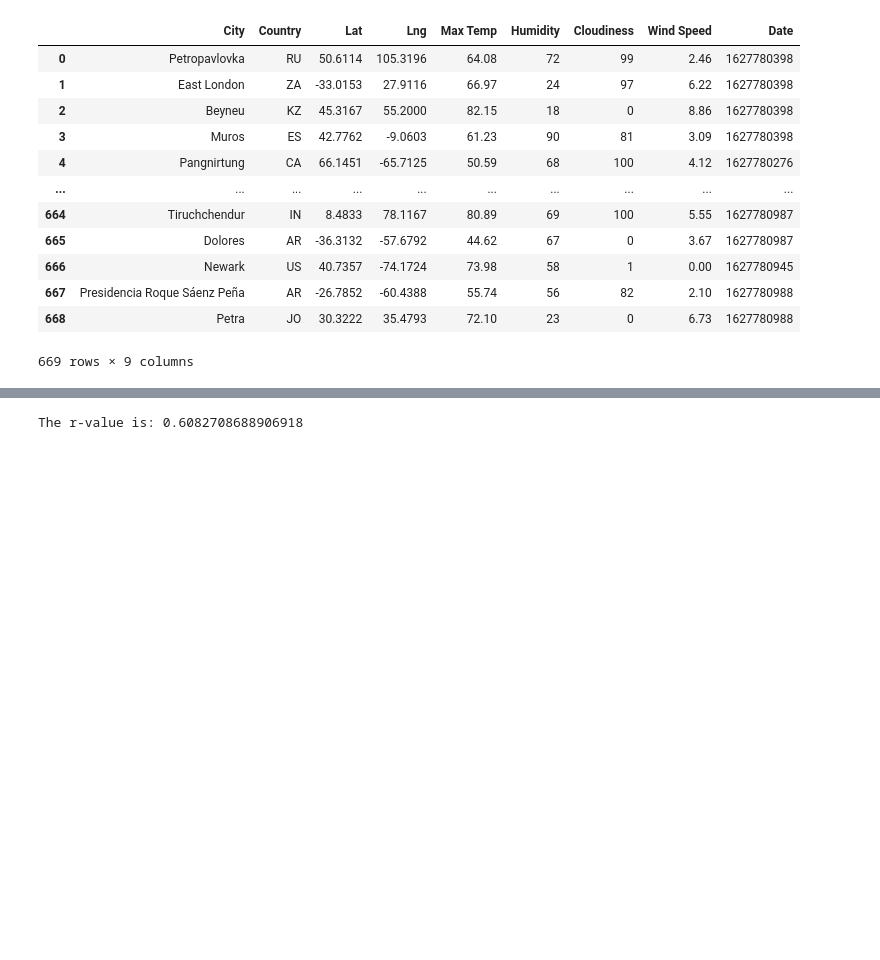
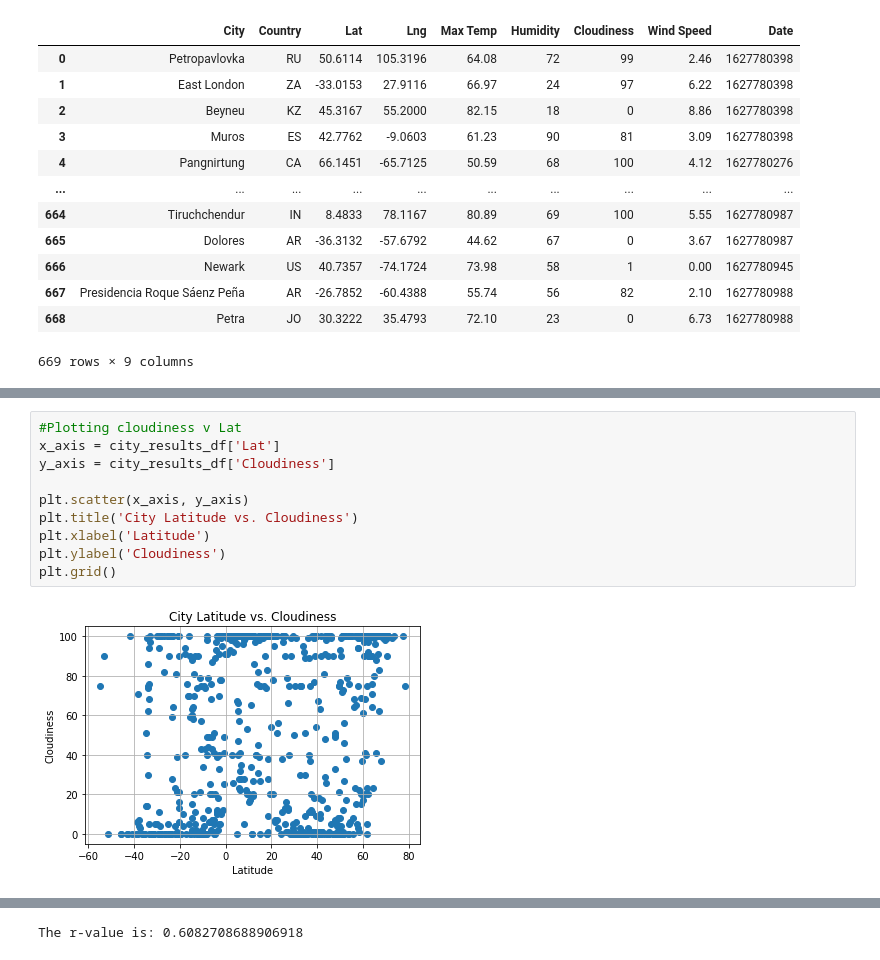
Before and after one commit to andyob715/python_api_challenge, a Jupyter notebook: WeatherPy/WeatherPy.ipynb, the cells around one changed output, grey strips where cells are left out. Drawn from its saved outputs; the diff is of its cells as text; blank space fills up the shorter version.

```diff
--- a/WeatherPy/WeatherPy.ipynb
+++ b/WeatherPy/WeatherPy.ipynb
@@ -219,0 +251,12 @@ The r-value is: 0.46937863826630627
+# %%
+#Plotting cloudiness v Lat
+x_axis = city_results_df['Lat']
+y_axis = city_results_df['Cloudiness']
+
+plt.scatter(x_axis, y_axis)
+plt.title('City Latitude vs. Cloudiness')
+plt.xlabel('Latitude')
+plt.ylabel('Cloudiness')
+plt.grid()
+# %% [output]
+[figure, added]
```
Also changed, not shown: parts of 29 cells of this notebook, 1 other file.
